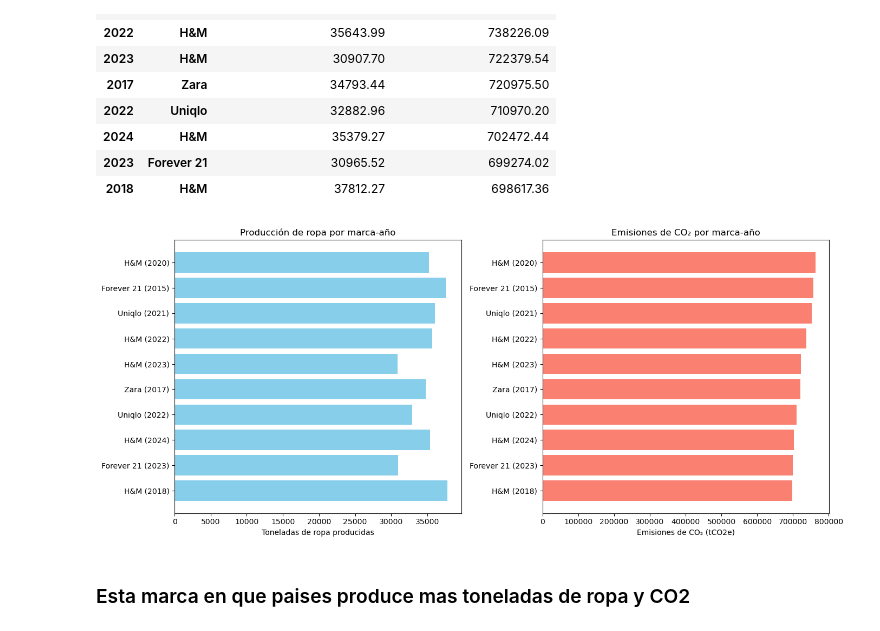
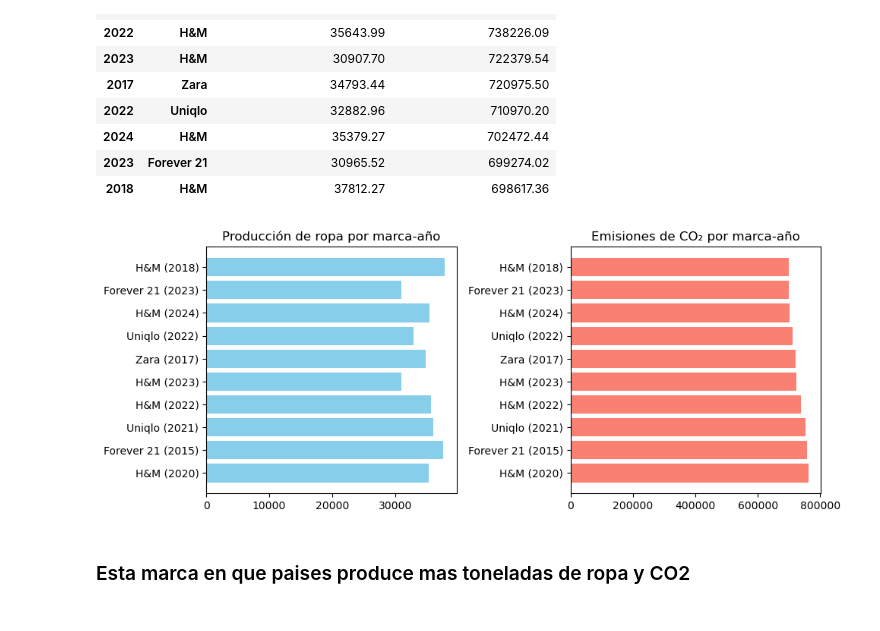
Before and after one commit to AlejandroSegura24/fast-fashion-analysis, a Jupyter notebook: notebooks/exploracion_fast_fashion.ipynb, the cells around one changed output. Saved outputs shown, nothing was run; the diff lists cells and outputs as text; code cells hidden in the pictures.

```diff
--- a/notebooks/exploracion_fast_fashion.ipynb
+++ b/notebooks/exploracion_fast_fashion.ipynb
@@ -290,41 +290,27 @@ Brand_produced_co2
 | 2023 | Forever 21 | 30965.52 | 699274.02 |
 | 2018 | H&M | 37812.27 | 698617.36 |
 # %%
-import matplotlib.pyplot as plt
-
-# Reiniciamos el índice para poder acceder a las columnas 'Year' y 'Brand' directamente
-Brand_produced_co2 = Brand_produced_co2.reset_index()
-
-# Tamaño general de las gráficas
-plt.figure(figsize=(14, 6))
+fig,axs = plt.subplots(1,2, figsize=(10, 4))
 
 # --------- 1. Gráfico de producción de ropa ----------
-plt.subplot(1, 2, 1)
-plt.barh(
+axs[0].barh(
     Brand_produced_co2['Brand'] + ' (' + Brand_produced_co2['Year'].astype(str) + ')',
     Brand_produced_co2['Monthly_Production_Tonnes'],
     color='skyblue'
 )
-plt.xlabel('Toneladas de ropa producidas')
-plt.title('Producción de ropa por marca-año')
-plt.gca().invert_yaxis()  # Para que el mayor quede arriba
+axs[0].set_title('Producción de ropa por marca-año')
 
 # --------- 2. Gráfico de emisiones de CO2 ----------
-plt.subplot(1, 2, 2)
-plt.barh(
+axs[1].barh(
     Brand_produced_co2['Brand'] + ' (' + Brand_produced_co2['Year'].astype(str) + ')',
     Brand_produced_co2['Carbon_Emissions_tCO2e'],
     color='salmon'
 )
-plt.xlabel('Emisiones de CO₂ (tCO2e)')
-plt.title('Emisiones de CO₂ por marca-año')
-plt.gca().invert_yaxis()
+axs[1].set_title('Emisiones de CO₂ por marca-año')
 
-# Ajustar el diseño
 plt.tight_layout()
-plt.show()
 # %% [output]
-[figure, old version]
+[figure, new version]
 # %% [markdown]
 ### Esta marca en que paises produce mas toneladas de ropa y CO2
 # %%
```
